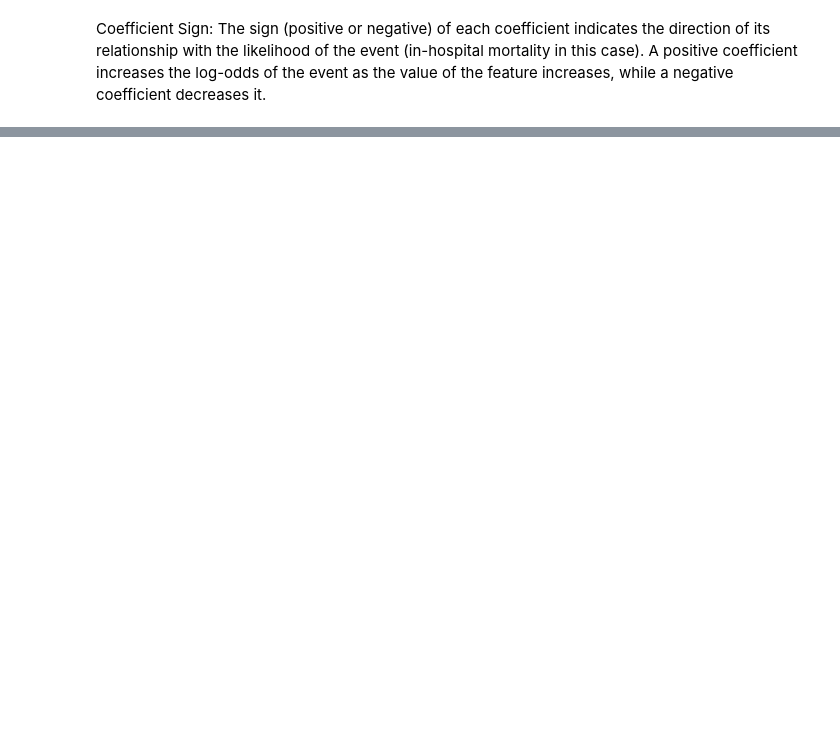
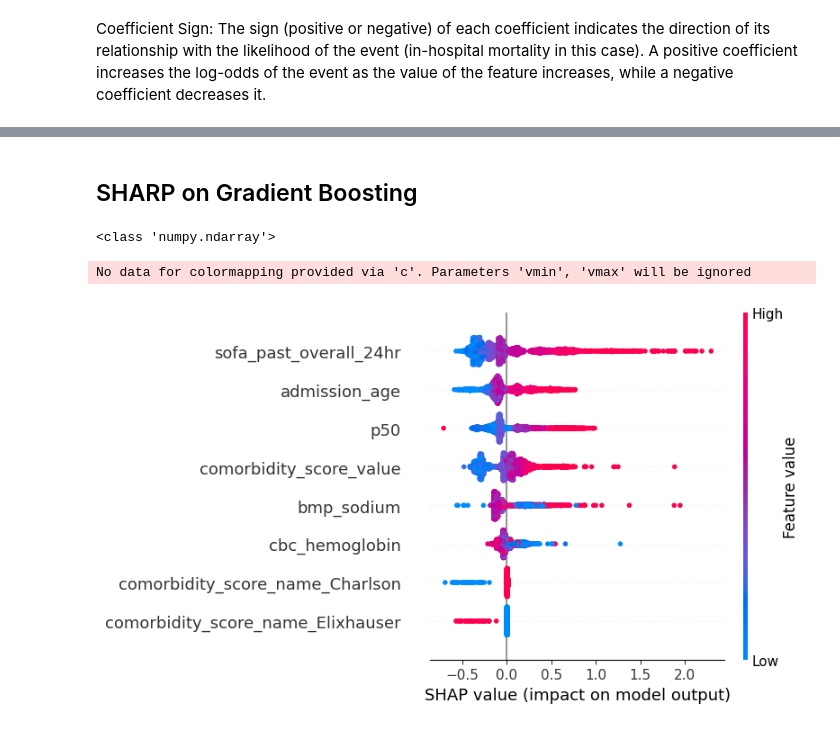
Before and after one commit to SCCMdatathon2023/team_02, a Jupyter notebook: src/post_datathon/Methods_copy.ipynb, the cells around one changed output, grey strips where cells are left out. Drawn from its saved outputs; the diff is of its cells as text; code cells hidden in the pictures; blank space fills up the shorter version.

```diff
--- a/src/post_datathon/Methods_copy.ipynb
+++ b/src/post_datathon/Methods_copy.ipynb
@@ -1193,0 +1336,29 @@ AUC Precision        0.52561              0.52638
+# %% [markdown]
+## SHARP on Gradient Boosting
+# %%
+import shap
+
+# Initialize the SHAP Explainer with your Gradient Boosting model
+explainer = shap.TreeExplainer(model_with_p50)
+
+# Compute SHAP values for the validation set
+shap_values = explainer.shap_values(X_validate)
+
+# Check the structure of shap_values to ensure correct usage
+print(type(shap_values))
+if isinstance(shap_values, list):
+    print(f"SHAP values list length: {len(shap_values)}")
+    # Assuming binary classification and SHAP returns a list of arrays
+    try:
+        # Use index [1] for the positive class, if applicable
+        shap.summary_plot(shap_values[1], X_validate, feature_names=selected_features[:-1])
+    except IndexError:
+        print("IndexError: SHAP values do not have a separate array for each class. Trying a different approach.")
+        shap.summary_plot(shap_values, X_validate, feature_names=selected_features[:-1])
+else:
+    # Directly use shap_values if it's not a list
+    shap.summary_plot(shap_values, X_validate, feature_names=selected_features[:-1])
+# %% [output]
+<class 'numpy.ndarray'>
+No data for colormapping provided via 'c'. Parameters 'vmin', 'vmax' will be ignored
+[figure, added]
```
Also changed, not shown: parts of 35 cells of this notebook, 7 other files.
